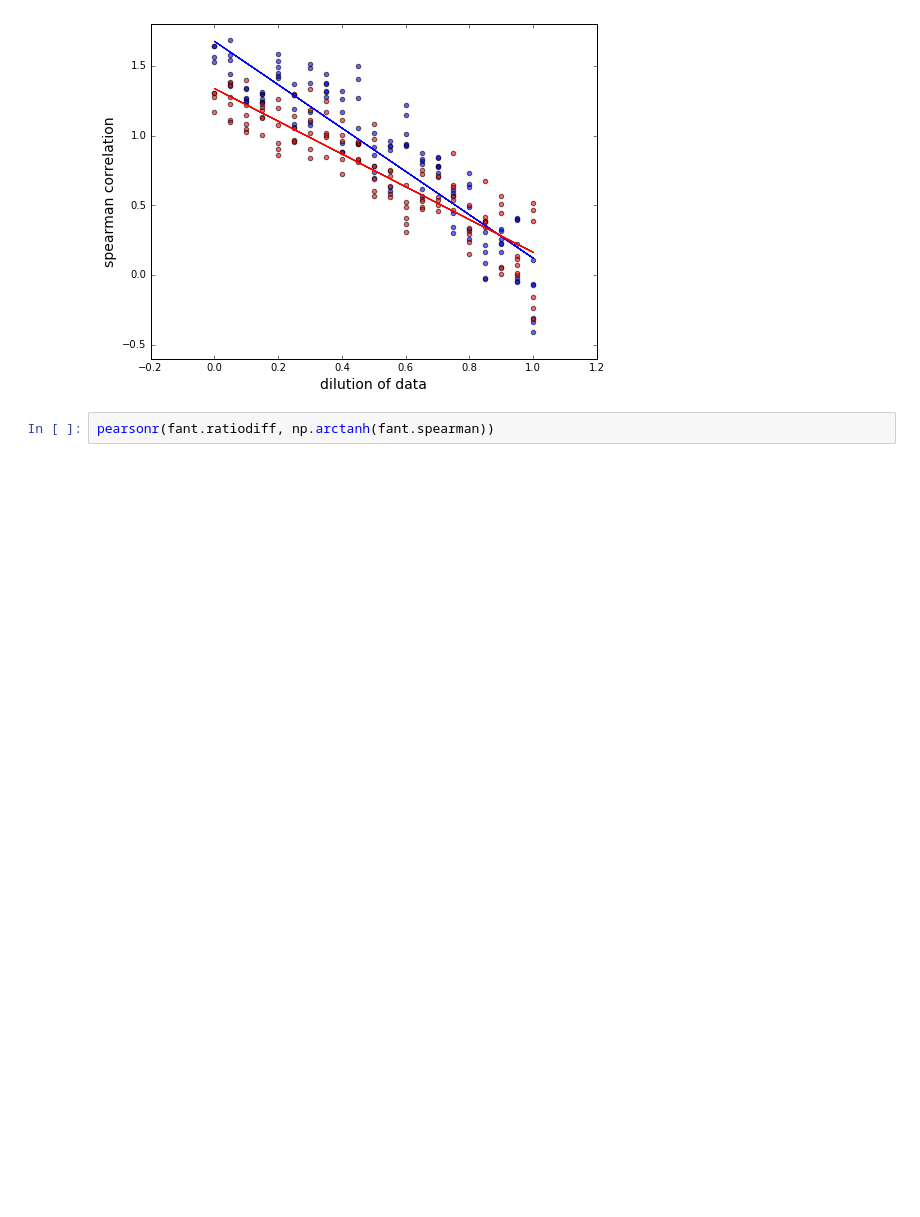
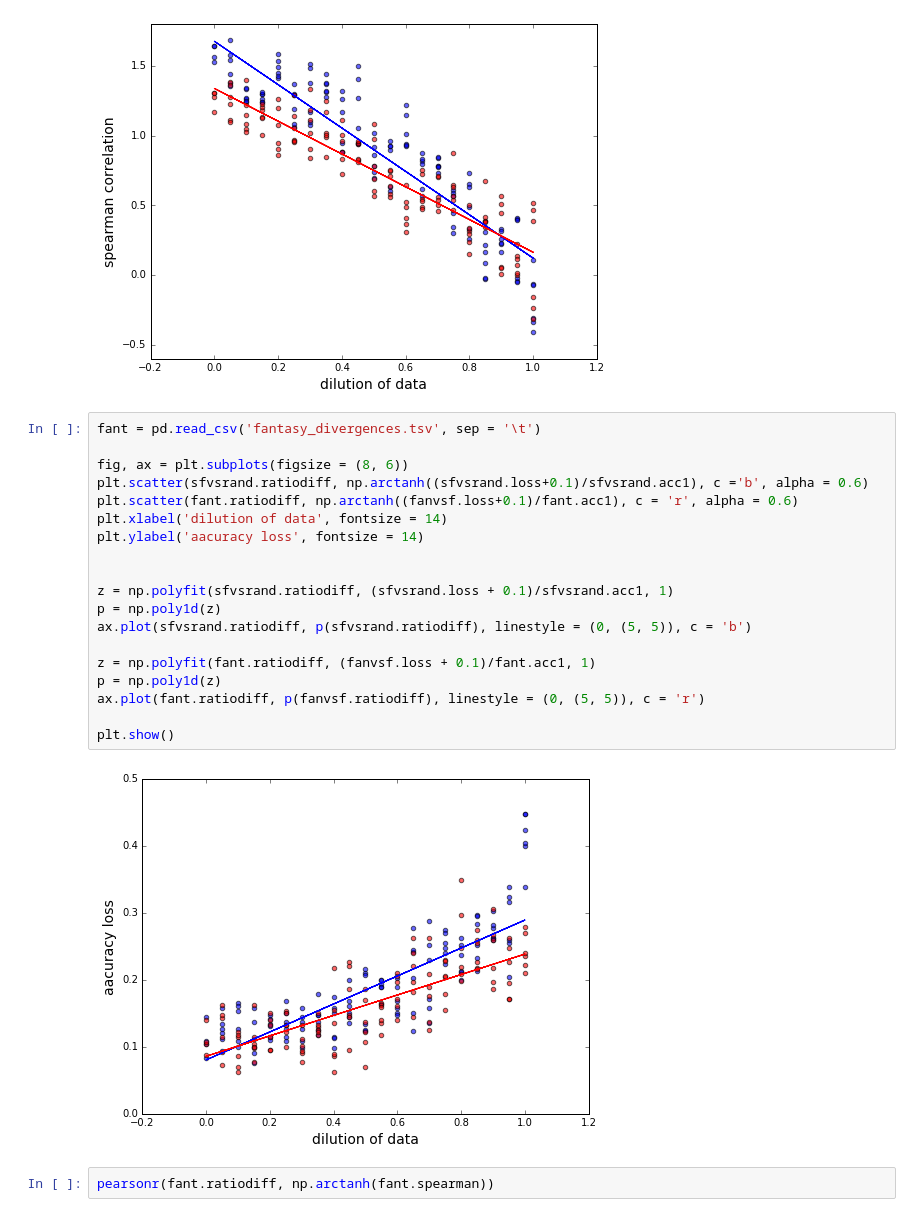
Before and after one commit to tedunderwood/measureperspective, a Jupyter notebook: measuredivergence/modelsofdivergence.ipynb, the cells around one changed output. Drawn from its saved outputs; the diff is of its cells as text; blank space fills up the shorter version.

```diff
--- a/measuredivergence/modelsofdivergence.ipynb
+++ b/measuredivergence/modelsofdivergence.ipynb
@@ -202,6 +202,27 @@ plt.ylim((-0.6, 1.8))
 plt.show()
 # %% [output]
 [figure]
+# %%
+fant = pd.read_csv('fantasy_divergences.tsv', sep = '\t')
+
+fig, ax = plt.subplots(figsize = (8, 6))
+plt.scatter(sfvsrand.ratiodiff, np.arctanh((sfvsrand.loss+0.1)/sfvsrand.acc1), c ='b', alpha = 0.6)
+plt.scatter(fant.ratiodiff, np.arctanh((fanvsf.loss+0.1)/fant.acc1), c = 'r', alpha = 0.6)
+plt.xlabel('dilution of data', fontsize = 14)
+plt.ylabel('aacuracy loss', fontsize = 14)
+
+
+z = np.polyfit(sfvsrand.ratiodiff, (sfvsrand.loss + 0.1)/sfvsrand.acc1, 1)
+p = np.poly1d(z)
+ax.plot(sfvsrand.ratiodiff, p(sfvsrand.ratiodiff), linestyle = (0, (5, 5)), c = 'b')
+
+z = np.polyfit(fant.ratiodiff, (fanvsf.loss + 0.1)/fant.acc1, 1)
+p = np.poly1d(z)
+ax.plot(fant.ratiodiff, p(fanvsf.ratiodiff), linestyle = (0, (5, 5)), c = 'r')
+
+plt.show()
+# %% [output]
+[figure, added]
 # %%
 pearsonr(fant.ratiodiff, np.arctanh(fant.spearman))
 # %% [output]
```
Also changed, not shown: parts of 1 cell of this notebook, 4 other files.
